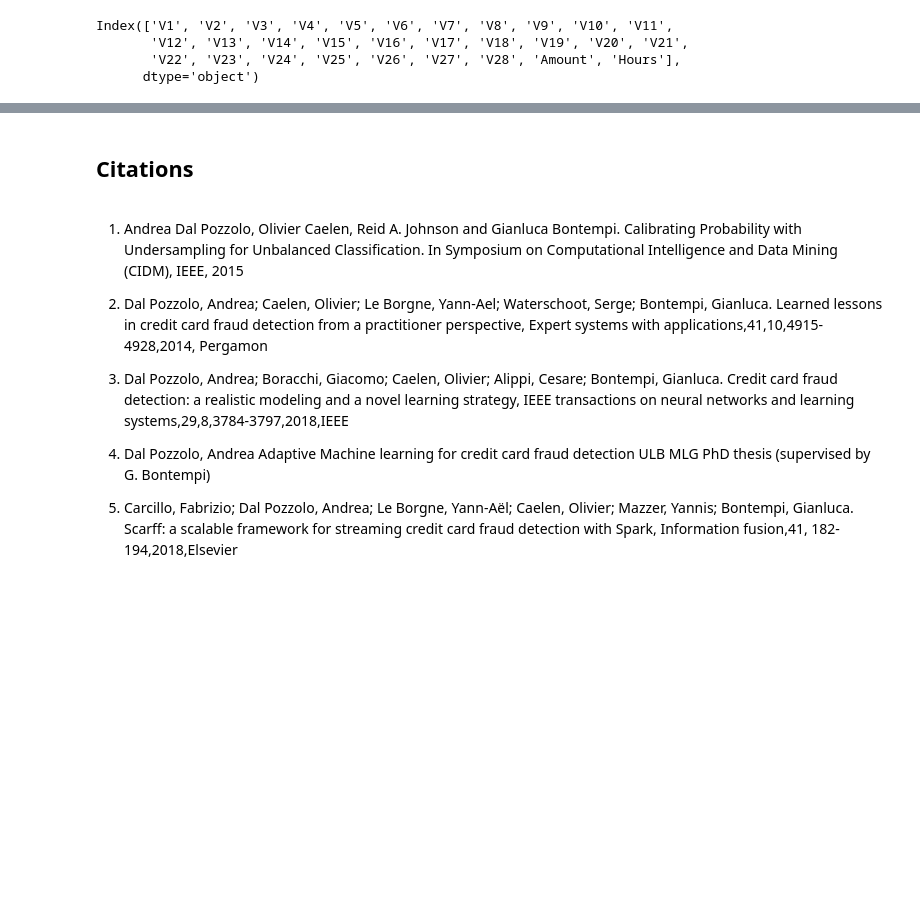
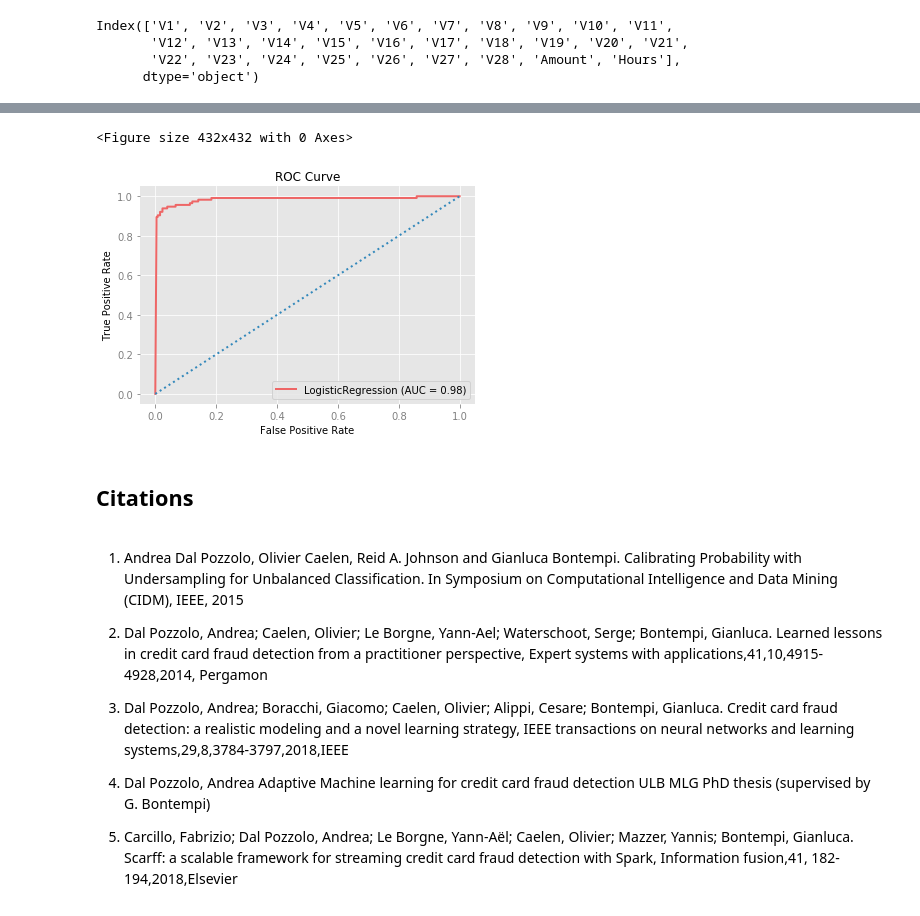
Before and after one commit to Lewis34cs/Credit_Card_Fraud_Detection, a Jupyter notebook: creditcard_fraud.ipynb, the cells around one changed output, grey strips where cells are left out. Cells and saved outputs as stored; diff of their text form; code cells hidden in the pictures; blank space fills up the shorter version.

Commit message:
Added ROC curve

```diff
--- a/creditcard_fraud.ipynb
+++ b/creditcard_fraud.ipynb
@@ -243,3 +246,14 @@ plot_confusion_matrix(fit_model, X_test,y_test,normalize='true',cmap='Reds');
+# %%
+## Plot Roc Curve on second ax
+plt.figure(figsize=(6, 6))
+roc_plot = plot_roc_curve(model, X_test, y_test)
+plt.legend()
+# Threshold line
+plt.plot([0,1],[0,1],ls=':')
+plt.title('ROC Curve');
+# %% [output]
+<Figure size 432x432 with 0 Axes>
+[figure, added]
 # %% [markdown]
 ## Citations
 # %% [markdown]
```
Also changed, not shown: parts of 8 cells of this notebook.
